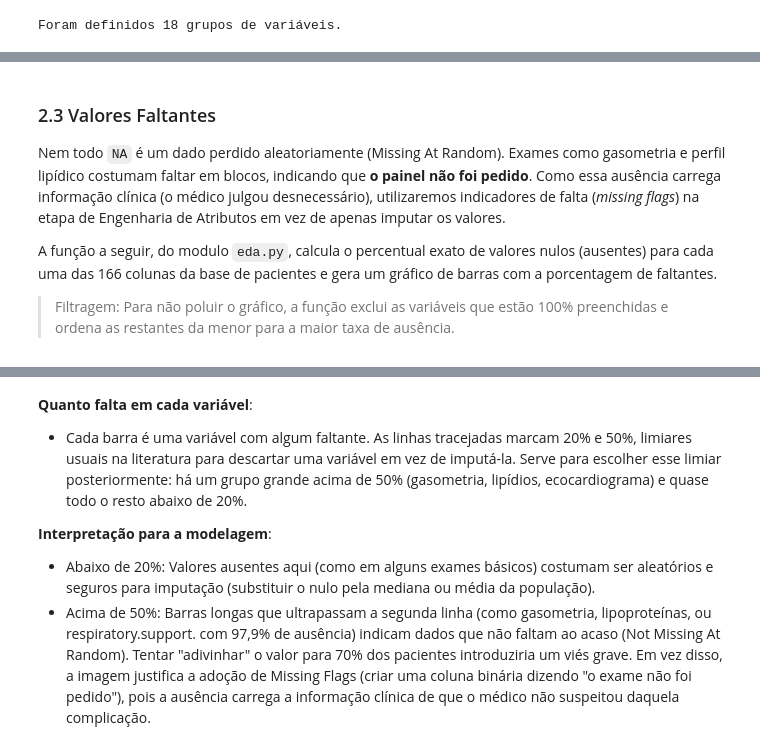
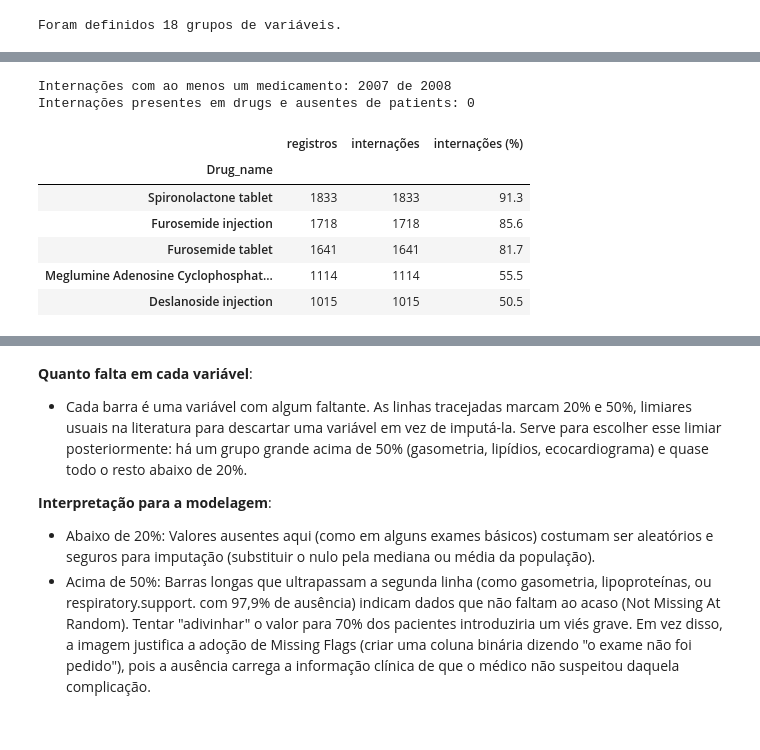
Before and after one commit to luishcr29/heart-failure-outcome-prediction-fork1, a Jupyter notebook: notebooks/main.ipynb, the cells around one changed output, grey strips where cells are left out. Drawn from its saved outputs; the diff is of its cells as text; code cells hidden in the pictures.

```diff
--- a/notebooks/main.ipynb
+++ b/notebooks/main.ipynb
@@ -171,8 +119,14 @@ Internações presentes em drugs e ausentes de patients: 0
-# %% [markdown]
-### 2.3 Valores Faltantes
-
-Nem todo `NA` é um dado perdido aleatoriamente (Missing At Random). Exames como gasometria e perfil lipídico costumam faltar em blocos, indicando que **o painel não foi pedido**. Como essa ausência carrega informação clínica (o médico julgou desnecessário), utilizaremos indicadores de falta (*missing flags*) na etapa de Engenharia de Atributos em vez de apenas imputar os valores.
-
-A função a seguir, do modulo `eda.py`, calcula o percentual exato de valores nulos (ausentes) para cada uma das 166 colunas da base de pacientes e gera um gráfico de barras com a porcentagem de faltantes.
-
-> Filtragem: Para não poluir o gráfico, a função exclui as variáveis que estão 100% preenchidas e ordena as restantes da menor para a maior taxa de ausência.
+# %%
+# eda.generate_drug_summary(drugs, patients)
+drug_summary = eda.generate_drug_summary(drugs, patients)
+display(drug_summary.head()) # Mostra apenas o top 5
+# %% [output]
+Internações com ao menos um medicamento: 2007 de 2008
+Internações presentes em drugs e ausentes de patients: 0
+|  | registros | internações | internações (%) |
+| Drug_name |  |  |  |
+| Spironolactone tablet | 1833 | 1833 | 91.3 |
+| Furosemide injection | 1718 | 1718 | 85.6 |
+| Furosemide tablet | 1641 | 1641 | 81.7 |
+| Meglumine Adenosine Cyclophosphat... | 1114 | 1114 | 55.5 |
+| Deslanoside injection | 1015 | 1015 | 50.5 |
```
Also changed, not shown: parts of 32 cells of this notebook, 8 other files.
